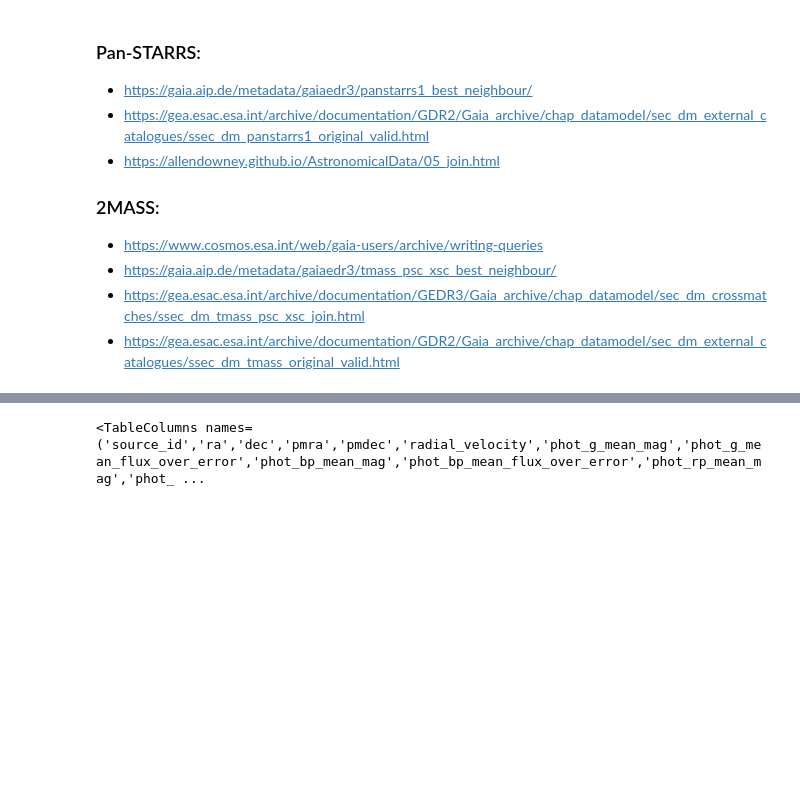
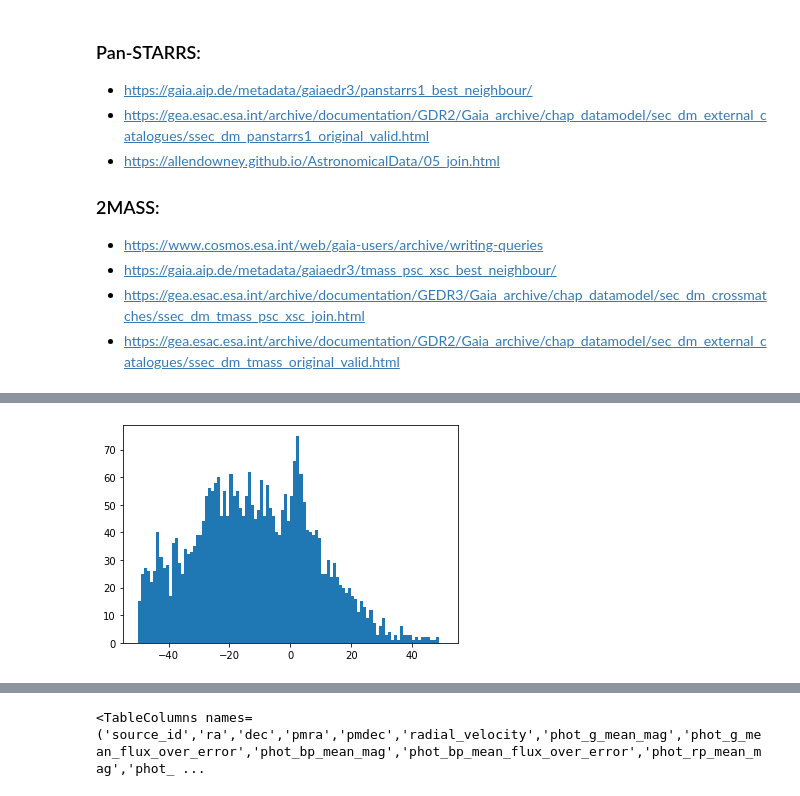
Before and after one commit to Clairezy/BASE9_utils, a Jupyter notebook: getGaiaData/genBASE9PhotFile.ipynb, the cells around one changed output, grey strips where cells are left out. Drawn from its saved outputs; the diff is of its cells as text; code cells hidden in the pictures; blank space fills up the shorter version.

```diff
--- a/getGaiaData/genBASE9PhotFile.ipynb
+++ b/getGaiaData/genBASE9PhotFile.ipynb
@@ -68,3 +63,9 @@ Table length=150538
 # NGC6819 = GaiaClusterMembers(295.3250, 40.19, .72)
 # NGC6819.verbose = 1
 # NGC6819.readDataFromFile('NGC6819_Gaia_r_7_2deg.ecsv')
+# %%
+x = NGC6819.data['radial_velocity']
+f,ax = plt.subplots()
+_ = ax.hist(x[~x.mask], bins=100, range=[-50,50])
+# %% [output]
+[figure, added]
```
Also changed, not shown: parts of 10 cells of this notebook, 11 other files.
